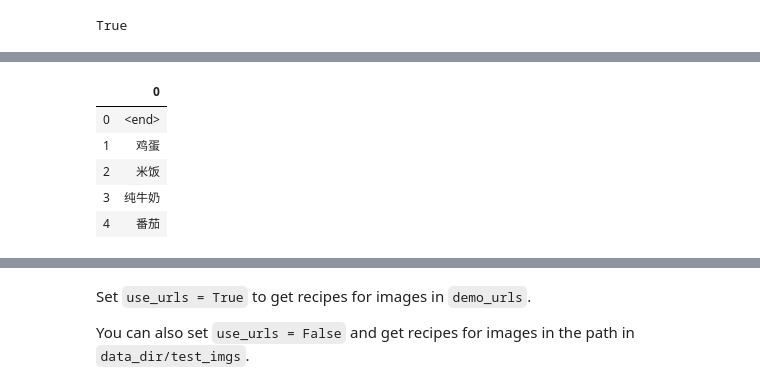
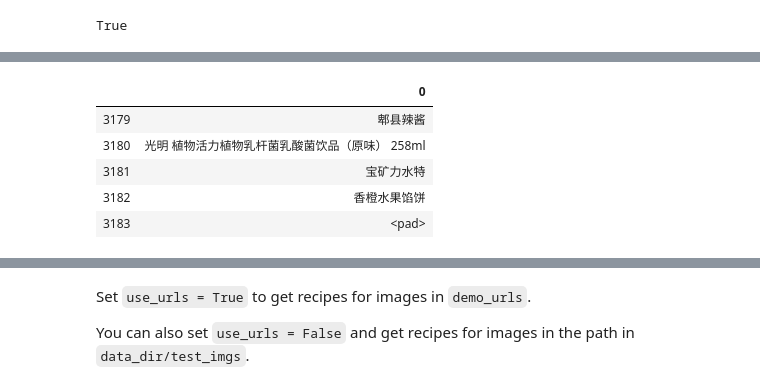
Before and after one commit to eganlau/inversecooking, a Jupyter notebook: src/demo-v3.ipynb, the cells around one changed output, grey strips where cells are left out. Cells and saved outputs as stored; diff of their text form; code cells hidden in the pictures.

```diff
--- a/src/demo-v3.ipynb
+++ b/src/demo-v3.ipynb
@@ -113,13 +117,13 @@ print (instrs_vocab_size, ingr_vocab_size)
 # %%
 ingr_df = pd.DataFrame(ingrs_vocab)
-ingr_df.head()
+ingr_df.tail()
 # %% [output]
 |  | 0 |
-| 0 | <end> |
-| 1 | 鸡蛋 |
-| 2 | 米饭 |
-| 3 | 纯牛奶 |
-| 4 | 番茄 |
+| 3179 | 郫县辣酱 |
+| 3180 | 光明 植物活力植物乳杆菌乳酸菌饮品（原味） 258ml |
+| 3181 | 宝矿力水特 |
+| 3182 | 香橙水果馅饼 |
+| 3183 | <pad> |
 # %%
 t = time.time()
 import sys; sys.argv=['']; del sys
```
Also changed, not shown: parts of 6 cells of this notebook, 9 other files.
